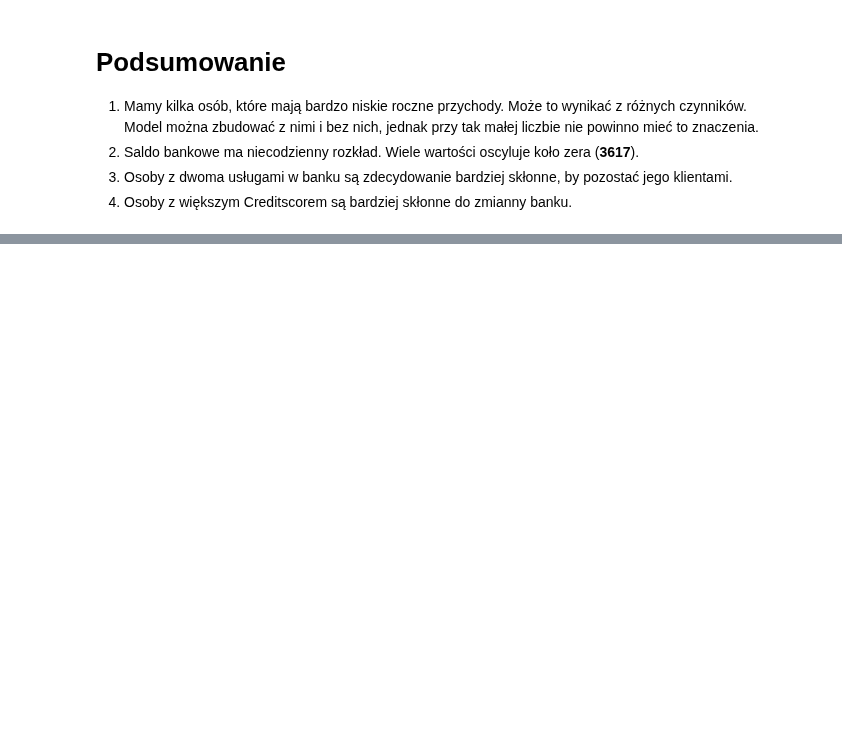
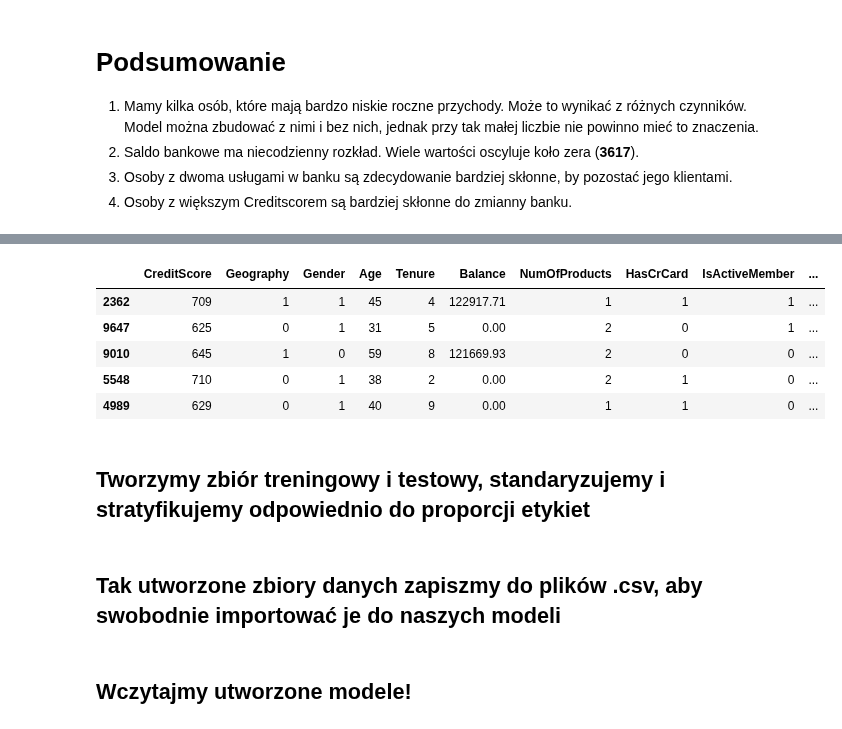
Before and after one commit to Dalthirr/NeuralNetworks, a Jupyter notebook: EDA.ipynb, the cells around one changed output, grey strips where cells are left out. Saved outputs shown, nothing was run; the diff lists cells and outputs as text; code cells hidden in the pictures; blank space fills up the shorter version.

```diff
--- a/EDA.ipynb
+++ b/EDA.ipynb
@@ -208,0 +311,14 @@ sns.pairplot(df.iloc[0:500,:], x_vars=a, y_vars=a, hue='Exited', diag_kind='auto
+# %%
+df.Gender = df.Gender.astype("category").cat.codes
+df.Geography = df.Geography.astype("category").cat.codes
+# %%
+df.head()
+# %% [output]
+|  | CreditScore | Geography | Gender | Age | Tenure | Balance | NumOfProducts | HasCrCard | IsActiveMember | ... |
+| 2362 | 709 | 1 | 1 | 45 | 4 | 122917.71 | 1 | 1 | 1 | ... |
+| 9647 | 625 | 0 | 1 | 31 | 5 | 0.00 | 2 | 0 | 1 | ... |
+| 9010 | 645 | 1 | 0 | 59 | 8 | 121669.93 | 2 | 0 | 0 | ... |
+| 5548 | 710 | 0 | 1 | 38 | 2 | 0.00 | 2 | 1 | 0 | ... |
+| 4989 | 629 | 0 | 1 | 40 | 9 | 0.00 | 1 | 1 | 0 | ... |
+# %% [markdown]
+## Tworzymy zbiór treningowy i testowy, standaryzujemy i stratyfikujemy odpowiednio do proporcji etykiet
@@ -208,0 +337,2 @@ sns.pairplot(df.iloc[0:500,:], x_vars=a, y_vars=a, hue='Exited', diag_kind='auto
+# %% [markdown]
+## Tak utworzone zbiory danych zapiszmy do plików .csv, aby swobodnie importować je do naszych modeli
@@ -208,0 +347,2 @@ sns.pairplot(df.iloc[0:500,:], x_vars=a, y_vars=a, hue='Exited', diag_kind='auto
+# %% [markdown]
+## Wczytajmy utworzone modele!
```
Also changed, not shown: parts of 45 cells of this notebook, 13 other files.
